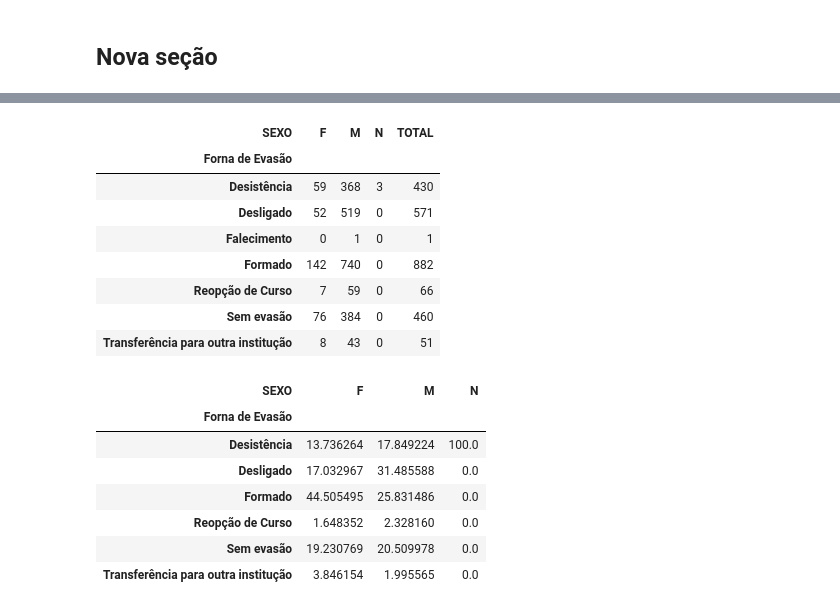
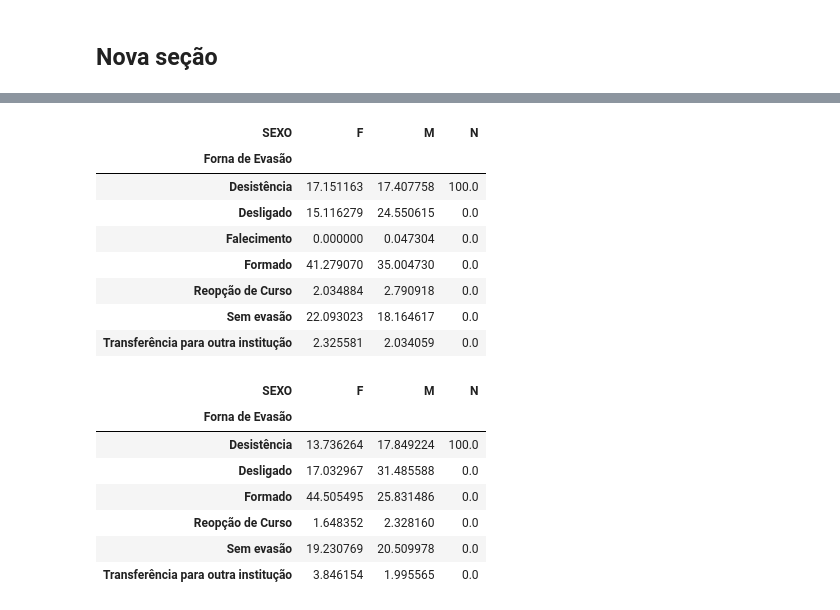
Before and after one commit to ceccoRebeca/mulherescomputacao, a Jupyter notebook: EDA_DadosProplan.ipynb, the cells around one changed output, grey strips where cells are left out. Cells and saved outputs as stored; diff of their text form; code cells hidden in the pictures.

```diff
--- a/EDA_DadosProplan.ipynb
+++ b/EDA_DadosProplan.ipynb
@@ -76,3 +101,23 @@ def crosstabper(df, col):
   tabper = pd.crosstab(df[col],df['SEXO']).apply(lambda r: r/r.sum(), axis=0) * 100
 
   return tab,tabper
+# %%
+def classes(row):
+  if (row.ANO_INGRESSO >= 1900) & (row.ANO_INGRESSO < 1995):
+    return "1990-1994"
+  elif (row.ANO_INGRESSO >= 1995) & (row.ANO_INGRESSO < 2000):
+    return "1995-1999"
+  elif (row.ANO_INGRESSO >= 2000 ) & (row.ANO_INGRESSO < 2005):
+    return "2000-2004"
+  elif (row.ANO_INGRESSO >= 2005 ) & (row.ANO_INGRESSO < 2010):
+    return "2005-2009"
+  elif (row.ANO_INGRESSO >= 2010 ) & (row.ANO_INGRESSO < 2015):
+    return "2010-2014"
+  elif (row.ANO_INGRESSO >= 2015 ) & (row.ANO_INGRESSO < 2020):
+    return "2015-2019"
+  else:
+    return "2020-"
+
+df["INTERVALO_ANO"] = df.apply(classes, axis=1)
+df_cie["INTERVALO_ANO"] = df_cie.apply(classes, axis=1)
+df_eng["INTERVALO_ANO"] = df_eng.apply(classes, axis=1)
@@ -82,16 +185,16 @@ df_cie = df.loc[df["COD_CURSO"] == 11]
 # %%
 tab_evasao, tabper_evasao = crosstabper(df,"Forna de Evasão")
-tab_evasao
+tabper_evasao
 # %% [output]
-| SEXO | F | M | N | TOTAL |
-| Forna de Evasão |  |  |  |  |
-| Desistência | 59 | 368 | 3 | 430 |
-| Desligado | 52 | 519 | 0 | 571 |
-| Falecimento | 0 | 1 | 0 | 1 |
-| Formado | 142 | 740 | 0 | 882 |
-| Reopção de Curso | 7 | 59 | 0 | 66 |
-| Sem evasão | 76 | 384 | 0 | 460 |
-| Transferência para outra institução | 8 | 43 | 0 | 51 |
+| SEXO | F | M | N |
+| Forna de Evasão |  |  |  |
+| Desistência | 17.151163 | 17.407758 | 100.0 |
+| Desligado | 15.116279 | 24.550615 | 0.0 |
+| Falecimento | 0.000000 | 0.047304 | 0.0 |
+| Formado | 41.279070 | 35.004730 | 0.0 |
+| Reopção de Curso | 2.034884 | 2.790918 | 0.0 |
+| Sem evasão | 22.093023 | 18.164617 | 0.0 |
+| Transferência para outra institução | 2.325581 | 2.034059 | 0.0 |
 # %%
 tab_evasao_cie, tabper_evasao_cie = crosstabper(df_cie,"Forna de Evasão")
 tabper_evasao_cie
```
Also changed, not shown: parts of 22 cells of this notebook.
